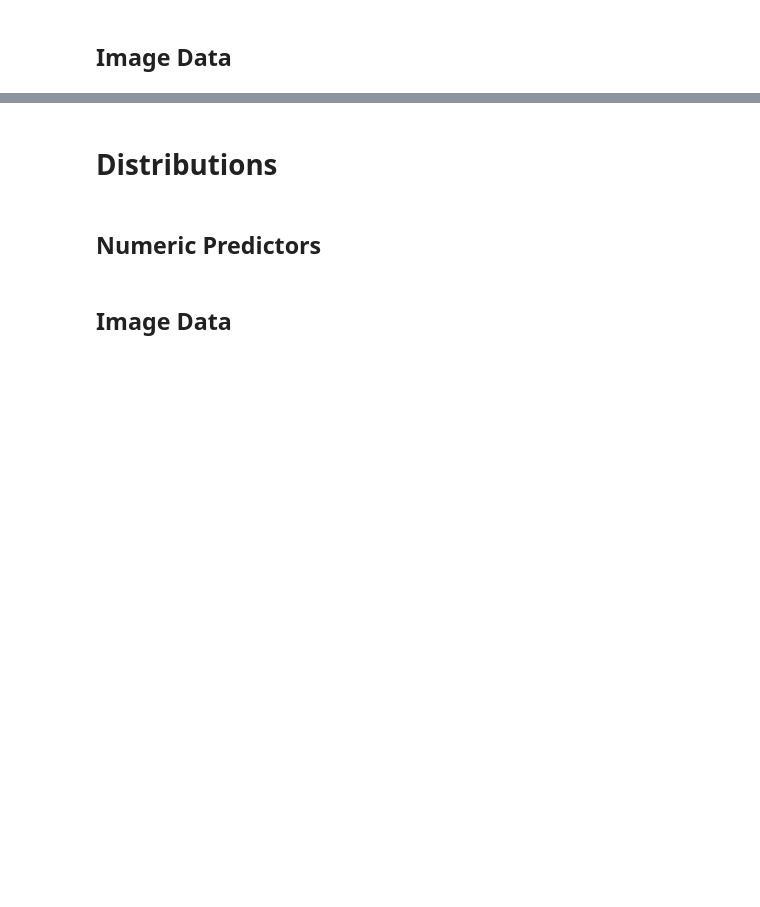
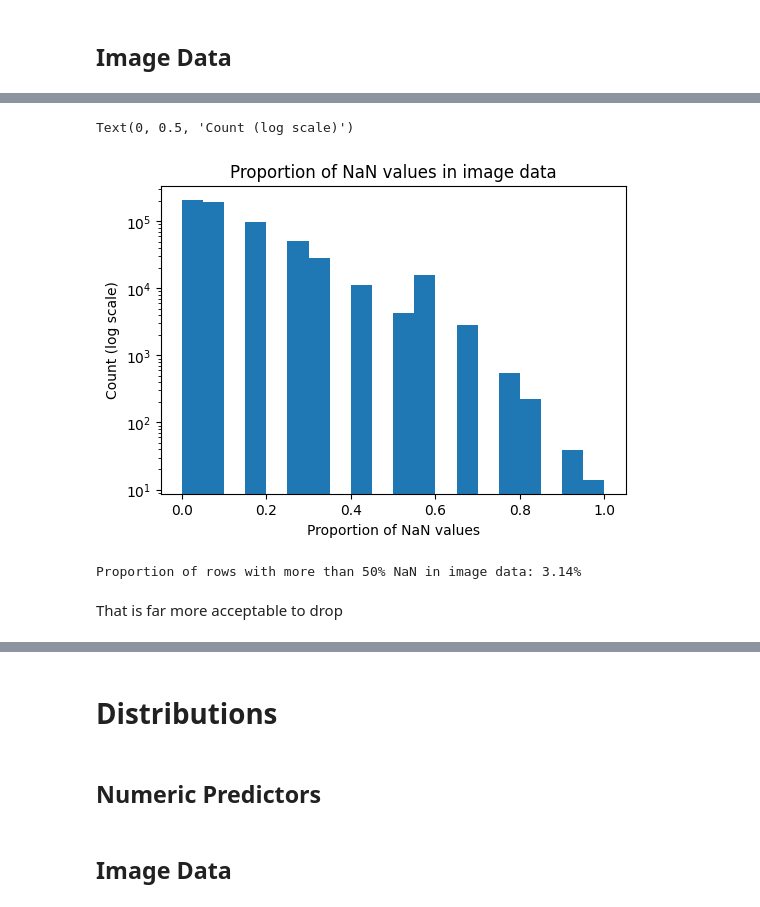
Before and after one commit to awilliams101111/dst-group-work, a Jupyter notebook: GlobalGeoTree/EDA-AW-2.ipynb, the cells around one changed output, grey strips where cells are left out. Drawn from its saved outputs; the diff is of its cells as text; code cells hidden in the pictures; blank space fills up the shorter version.

```diff
--- a/GlobalGeoTree/EDA-AW-2.ipynb
+++ b/GlobalGeoTree/EDA-AW-2.ipynb
@@ -136,0 +203,9 @@ Confirms hierarchy issues are present
+# %%
+def nan_check(t):
+    if isinstance(t, torch.Tensor) and t.is_floating_point():
+        if torch.isnan(t).sum().item() > 0:
+            return 1
+    return 0
+
+df['img_has_nan'] = df['imgData'].apply(nan_check)
+df['img_has_nan'].describe()
@@ -136,0 +225,8 @@ Confirms hierarchy issues are present
+# %%
+def nanProp(t):
+    if isinstance(t, torch.Tensor) and t.is_floating_point():
+        return torch.isnan(t).sum().item()/120
+    return 0
+
+df['img_nan_prop'] = df['imgData'].apply(nanProp)
+df['img_nan_prop'].describe()
@@ -136,0 +243,20 @@ Confirms hierarchy issues are present
+# %%
+figImgNan, axImgNan = plt.subplots(figsize=(6,4))
+
+axImgNan.hist(df['img_nan_prop'].values, bins=np.arange(0, 1.05, 0.05))
+axImgNan.set_title('Proportion of NaN values in image data')
+
+axImgNan.set_yscale('log')
+axImgNan.set_xlabel('Proportion of NaN values')
+axImgNan.set_ylabel('Count (log scale)')
+# %% [output]
+Text(0, 0.5, 'Count (log scale)')
+[figure, added]
+# %%
+# proportion of rows with more than 50% NaN in image data
+propMoreThanHalfNan = (df['img_nan_prop'] > 0.5).sum()/df.shape[0]
+print(f"Proportion of rows with more than 50% NaN in image data: {propMoreThanHalfNan*100:.2f}%")
+# %% [output]
+Proportion of rows with more than 50% NaN in image data: 3.14%
+# %% [markdown]
+That is far more acceptable to drop
```
Also changed, not shown: parts of 15 cells of this notebook.
